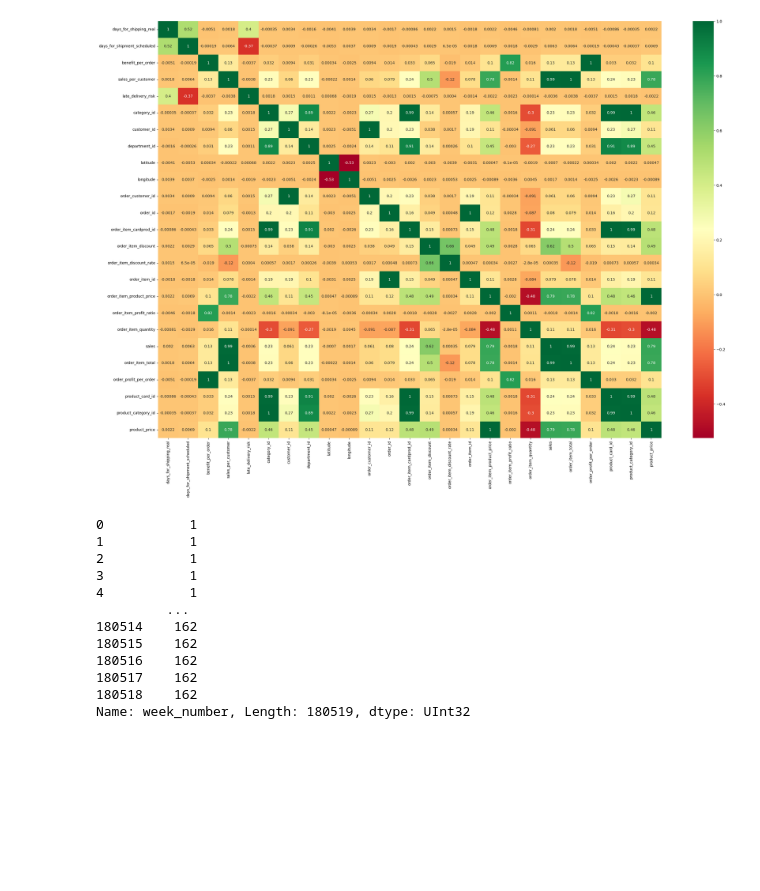
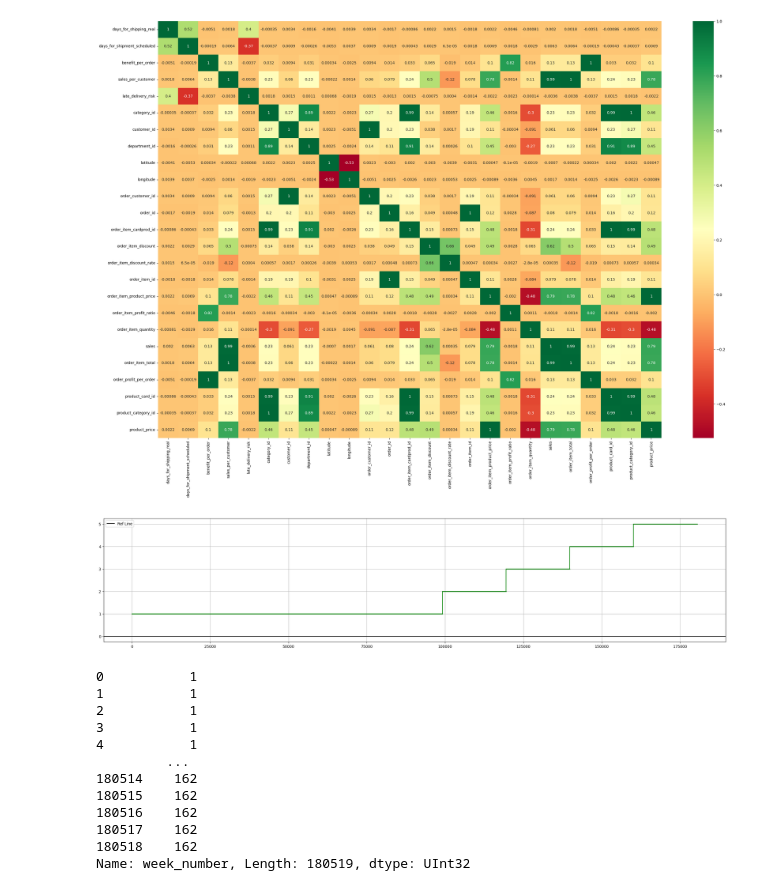
Before and after one commit to namolert/project-pattern, a Jupyter notebook: project-pattern-jacky/Dataco_Challenge_1/PatternRecog_SupplyChainAnalysis_ ver2.ipynb, the cells around one changed output. Cells and saved outputs as stored; diff of their text form; code cells hidden in the pictures; blank space fills up the shorter version.

```diff
--- a/project-pattern-jacky/Dataco_Challenge_1/PatternRecog_SupplyChainAnalysis_ ver2.ipynb
+++ b/project-pattern-jacky/Dataco_Challenge_1/PatternRecog_SupplyChainAnalysis_ ver2.ipynb
@@ -221,6 +221,19 @@ plt.figure(figsize=(30,20))
 g=sns.heatmap(df[top].corr(),annot=True,cmap="RdYlGn")
 # %% [output]
 [figure]
+# %%
+plt.figure(figsize=(30, 6))
+
+dfx = df.sort_values(by='order_item_quantity').reset_index()
+# plt.plot(df['moving_avg']-df['order_qty'], color='red', marker='o', linestyle='-', label='Trend Line')
+plt.plot( dfx['order_item_quantity'], color='green', marker='o', linestyle='-', markersize=1)
+plt.axhline(y=0, color='black', linestyle='-', label='Ref Line')
+
+plt.grid(True)
+plt.legend()  # Show legend
+plt.show()
+# %% [output]
+[figure, added]
 # %%
 # Splitting the 'order_date_dateorders' column into separate date and time columns
 df[['date', 'time']] = df['order_date_dateorders'].str.split(' ', expand=True)
```
Also changed, not shown: parts of 1 cell of this notebook, 13 other files.
